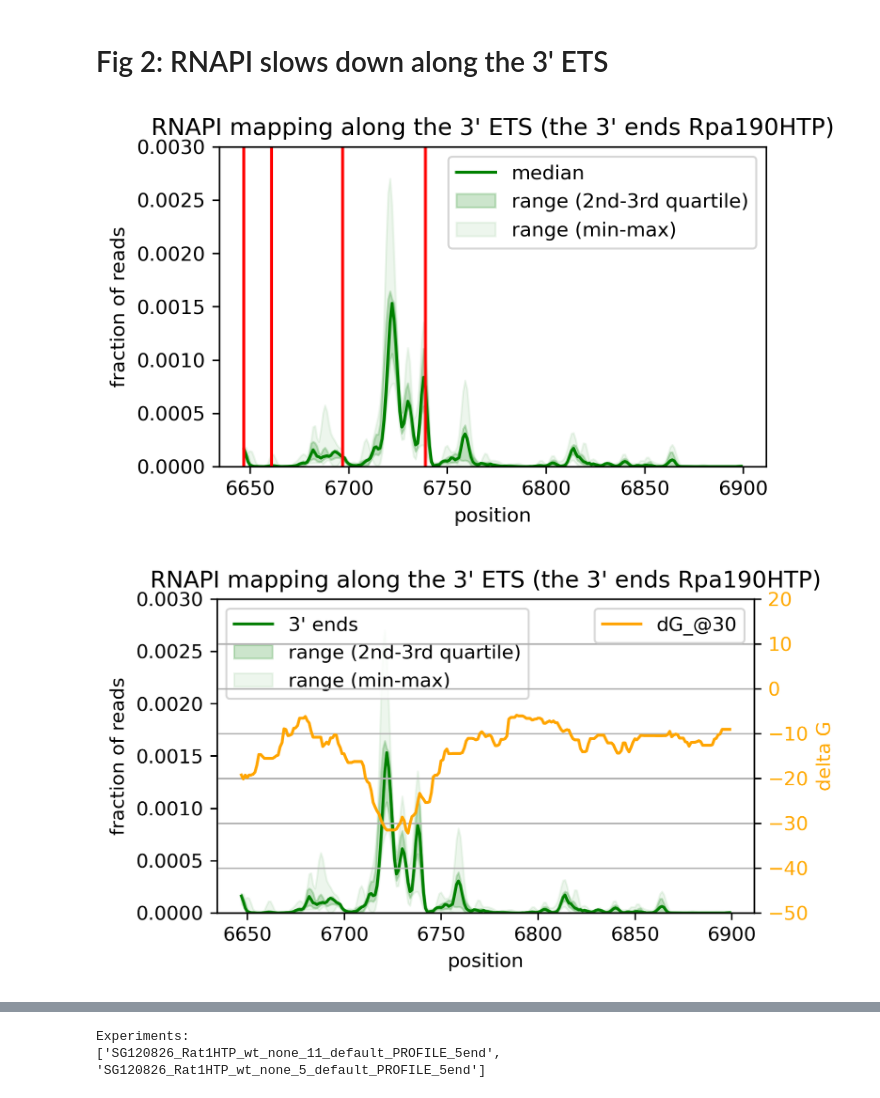
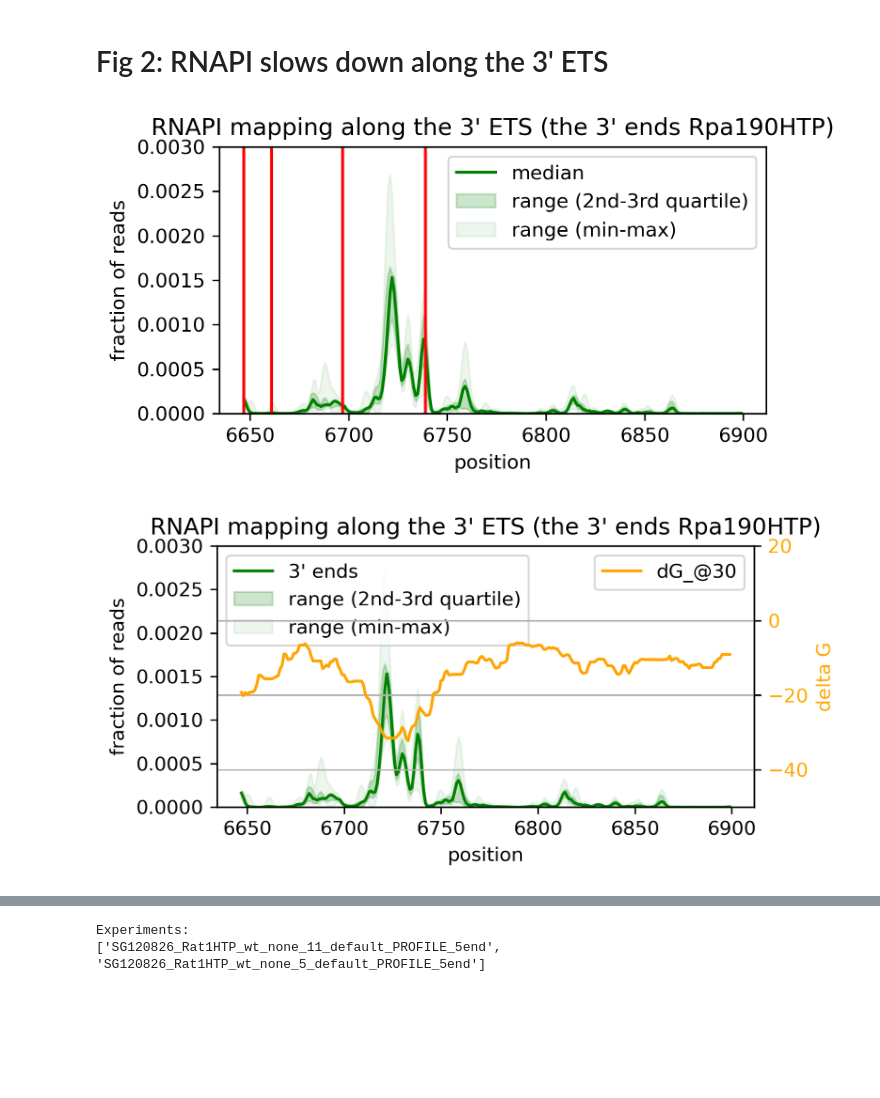
Before and after one commit to tturowski/Pol1_termination_MS, a Jupyter notebook: 05_notebooks/Fig_1_S1_2_S2_wt.ipynb, the cells around one changed output, grey strips where cells are left out. Drawn from its saved outputs; the diff is of its cells as text; code cells hidden in the pictures; blank space fills up the shorter version.

```diff
--- a/05_notebooks/Fig_1_S1_2_S2_wt.ipynb
+++ b/05_notebooks/Fig_1_S1_2_S2_wt.ipynb
@@ -138,17 +140,17 @@ Experiments:
 # %% [markdown]
 # Fig 2: RNAPI slows down along the 3' ETS
 # %%
-tt.plotting.plot_as_box_plot(df11_Rpa190_3end, figsize=(5,3), title="RNAPI mapping along the 3' ETS (the 3' ends Rpa190HTP)",
+tt.plotting.plot_as_box_plot(df11_Rpa190_3end, figsize=(5,2.5), title="RNAPI mapping along the 3' ETS (the 3' ends Rpa190HTP)",
                              dpi=300,ylim=(None,0.003), start=6647+300, stop=6900+300,
                              h_lines=[i-300 for i in cleavage_sites.values()],offset=300,fname='Fig_2A.png')
 
-tt.plotting.plotAndFolding(df11_Rpa190_3end, dG=df05_folding['w65_dG_add15nt'],figsize=(5,3),name="3' ends",
+tt.plotting.plotAndFolding(df11_Rpa190_3end, dG=df05_folding['w65_dG_add15nt'],figsize=(5,2.5),name="3' ends",
                            title="RNAPI mapping along the 3' ETS (the 3' ends Rpa190HTP)",
                            dpi=300,offset=300, ylim=(None,0.003),
                            start=6647+300, stop=6900+300, fname='Fig_2B.png')
 # %% [output]
-[figure, old version]
+[figure, new version]
-[figure, old version]
+[figure, new version]
 # %%
 df12_Rpa190_5end = tt.profiles.preprocess(df02_RDN37_5end,
                                      let_in=['Rpa190HTP'],
```
Also changed, not shown: parts of 5 cells of this notebook, 20 other files.
